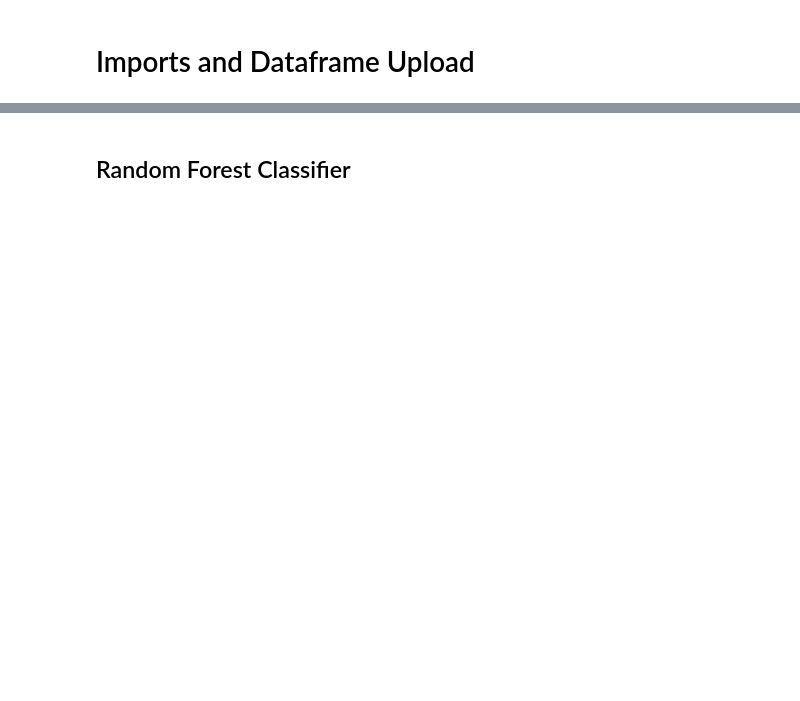
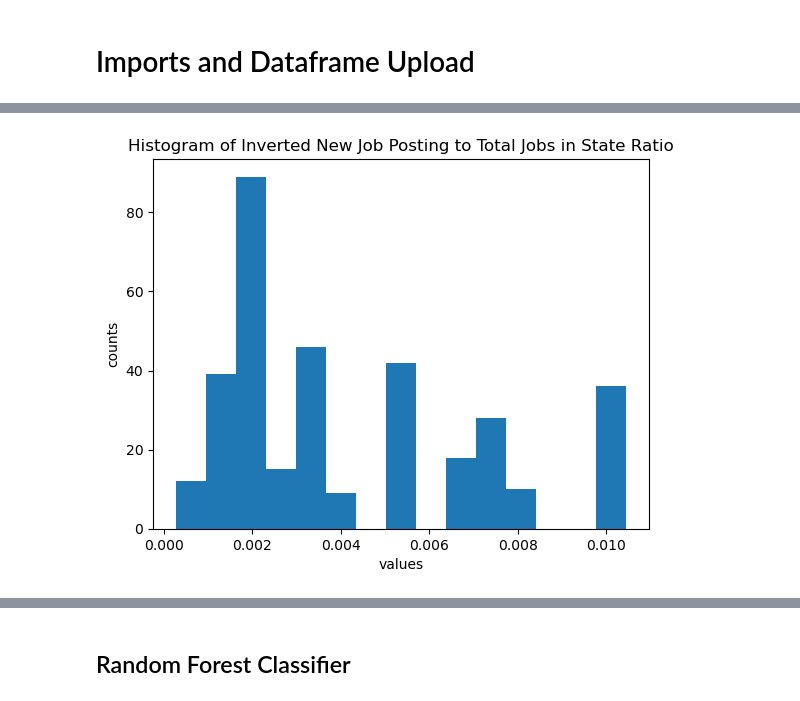
Before and after one commit to gisthuband/Capstone_2_DS_Job_Locator, a Jupyter notebook: modeling.ipynb, the cells around one changed output, grey strips where cells are left out. Cells and saved outputs as stored; diff of their text form; code cells hidden in the pictures; blank space fills up the shorter version.

```diff
--- a/modeling.ipynb
+++ b/modeling.ipynb
@@ -76,0 +95,9 @@ df.head()
+# %%
+new_ser = 1/df['total_new_post_rat']
+plt.hist(new_ser, bins=15)
+plt.xlabel('values')
+plt.ylabel('counts')
+plt.title('Histogram of Inverted New Job Posting to Total Jobs in State Ratio')
+plt.show()
+# %% [output]
+[figure, added]
```
Also changed, not shown: parts of 19 cells of this notebook.
